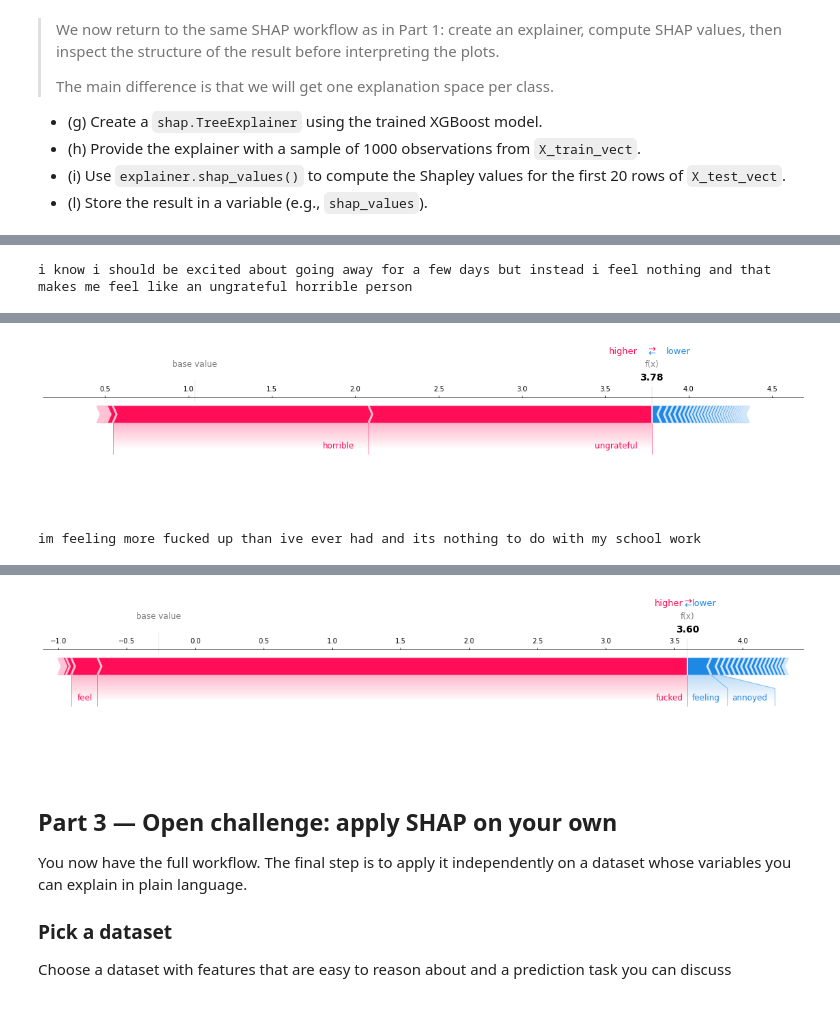
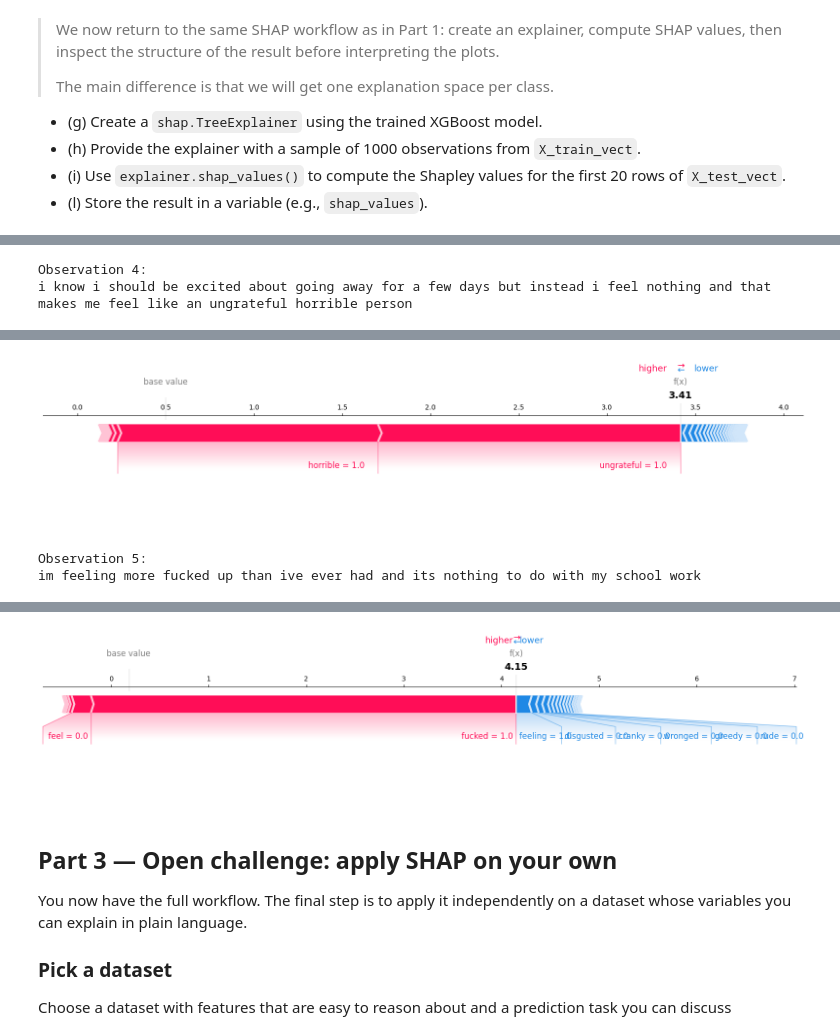
Before and after one commit to ssime-git/masterclass_interpretability_ds, a Jupyter notebook: allfiles/masterclass_model_interpretation_with_shap_en.ipynb, the cells around one changed output, grey strips where cells are left out. Saved outputs shown, nothing was run; the diff lists cells and outputs as text; code cells hidden in the pictures; blank space fills up the shorter version.

Commit message:
Clarify multiclass SHAP and fix force plot code

```diff
--- a/allfiles/masterclass_model_interpretation_with_shap_en.ipynb
+++ b/allfiles/masterclass_model_interpretation_with_shap_en.ipynb
@@ -1053,7 +1095,6 @@ print(f"Test matrix:     {X_test_vec.shape}")
 model = xgb.XGBClassifier(
     objective='multi:softprob',
     num_class=6,
-    use_label_encoder=False,
     eval_metric='mlogloss',
     random_state=42
 )
@@ -1209,20 +1389,41 @@ If the highlighted words fit the emotion being explained, the model is likely le
 # %%
 # Insert your code here
 # %%
-print(X_test.iloc[4])
-
-shap.initjs()
-shap.force_plot(explainer.expected_value[0], shap_values[0][4],
-                feature_names=vectorizer.get_feature_names_out(),
-                matplotlib=True)
+feature_names = vectorizer.get_feature_names_out()
 
 
+def get_class_shap_vector(shap_values, sample_idx, class_idx):
+    if isinstance(shap_values, list):
+        return shap_values[class_idx][sample_idx]
+    if len(shap_values.shape) == 3:
+        return shap_values[sample_idx, :, class_idx]
+    raise ValueError(
+        f"Unexpected shap_values structure: type={type(shap_values)}, shape={getattr(shap_values, 'shape', None)}"
+    )
 
+
+print("Observation 4:")
+print(X_test.iloc[4])
+shap_vector = get_class_shap_vector(shap_values, sample_idx=4, class_idx=0)
+shap.force_plot(
+    explainer.expected_value[0],
+    shap_vector,
+    X_test_vec[4],
+    feature_names=feature_names,
+    matplotlib=True,
+)
+
+print()
+print("Observation 5:")
 print(X_test.iloc[5])
-
-shap.initjs()
-shap.force_plot(explainer.expected_value[3], shap_values[3][5],
-                feature_names=vectorizer.get_feature_names_out(),
-                matplotlib=True)
+shap_vector = get_class_shap_vector(shap_values, sample_idx=5, class_idx=3)
+shap.force_plot(
+    explainer.expected_value[3],
+    shap_vector,
+    X_test_vec[5],
+    feature_names=feature_names,
+    matplotlib=True,
+)
 # %% [output]
+Observation 4:
 i know i should be excited about going away for a few days but instead i feel nothing and that makes me feel like an ungrateful horrible person
@@ -1230,2 +1430,3 @@ i know i should be excited about going away for a few days but instead i feel no
-[figure, old version]
+[figure, new version]
+Observation 5:
 im feeling more fucked up than ive ever had and its nothing to do with my school work
@@ -1233,4 +1433,4 @@ im feeling more fucked up than ive ever had and its nothing to do with my school
-[figure, old version]
+[figure, new version]
 # %% [markdown]
 ## Part 3 — Open challenge: apply SHAP on your own
 
```
Also changed, not shown: parts of 26 cells of this notebook.
